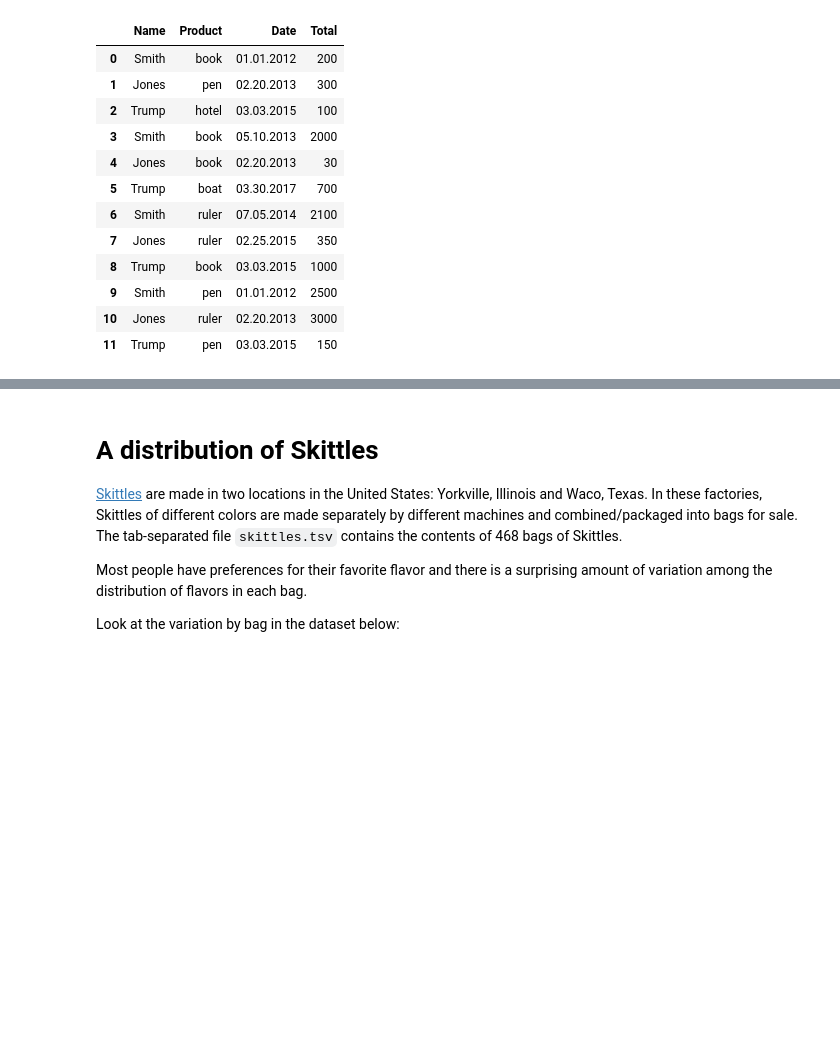
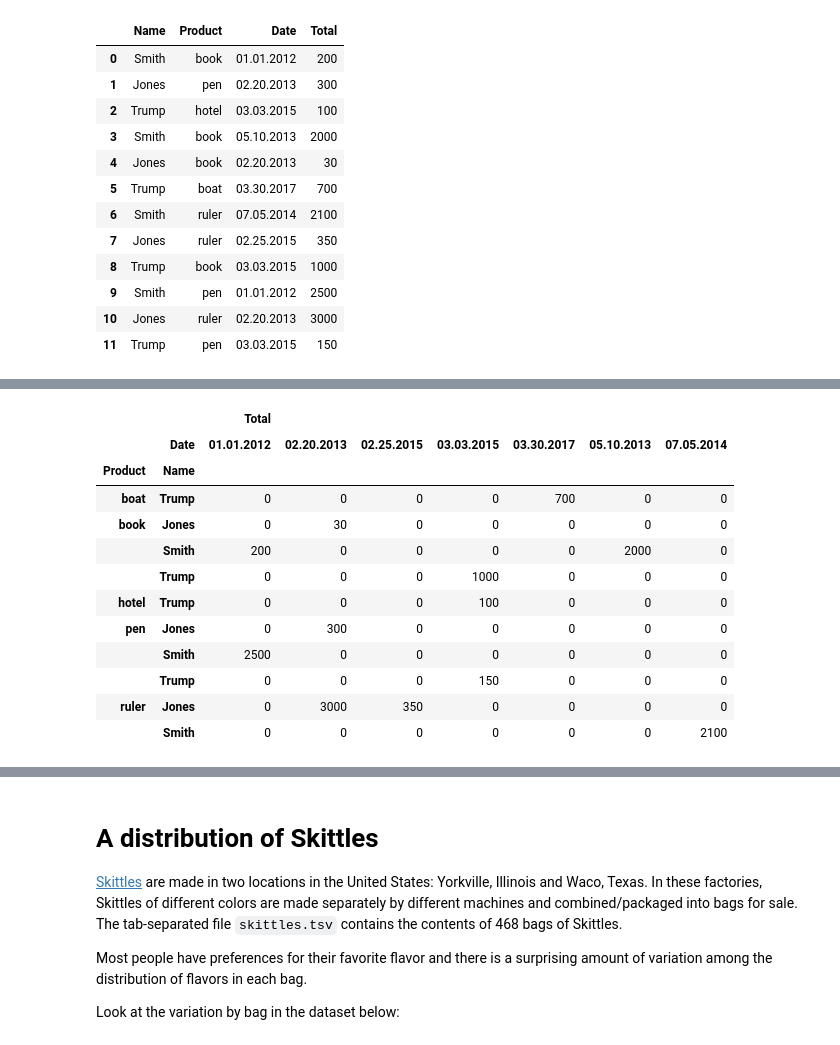
Before and after one commit to AECassAWei/dsc80-wi20, a Jupyter notebook: labs/lab04/lab04.ipynb, the cells around one changed output, grey strips where cells are left out. Drawn from its saved outputs; the diff is of its cells as text; code cells hidden in the pictures; blank space fills up the shorter version.

```diff
--- a/labs/lab04/lab04.ipynb
+++ b/labs/lab04/lab04.ipynb
@@ -163,11 +183,26 @@ product_name
 # %%
 # count_product
 count_product = sales.pivot_table(
-        values='Total',
-        index='Name',
+        values=['Total'],
+        index=['Product', 'Name'],
         columns='Date',
-        aggfunc='sum'
+        aggfunc='sum',
+        fill_value=0
     )
 count_product
+# %% [output]
+|  |  | Total |  |  |  |  |  |  |
+|  | Date | 01.01.2012 | 02.20.2013 | 02.25.2015 | 03.03.2015 | 03.30.2017 | 05.10.2013 | 07.05.2014 |
+| Product | Name |  |  |  |  |  |  |  |
+| boat | Trump | 0 | 0 | 0 | 0 | 700 | 0 | 0 |
+| book | Jones | 0 | 30 | 0 | 0 | 0 | 0 | 0 |
+|  | Smith | 200 | 0 | 0 | 0 | 0 | 2000 | 0 |
+|  | Trump | 0 | 0 | 0 | 1000 | 0 | 0 | 0 |
+| hotel | Trump | 0 | 0 | 0 | 100 | 0 | 0 | 0 |
+| pen | Jones | 0 | 300 | 0 | 0 | 0 | 0 | 0 |
+|  | Smith | 2500 | 0 | 0 | 0 | 0 | 0 | 0 |
+|  | Trump | 0 | 0 | 0 | 150 | 0 | 0 | 0 |
+| ruler | Jones | 0 | 3000 | 350 | 0 | 0 | 0 | 0 |
+|  | Smith | 0 | 0 | 0 | 0 | 0 | 0 | 2100 |
 # %%
 # total_by_month
```
Also changed, not shown: parts of 12 cells of this notebook.
